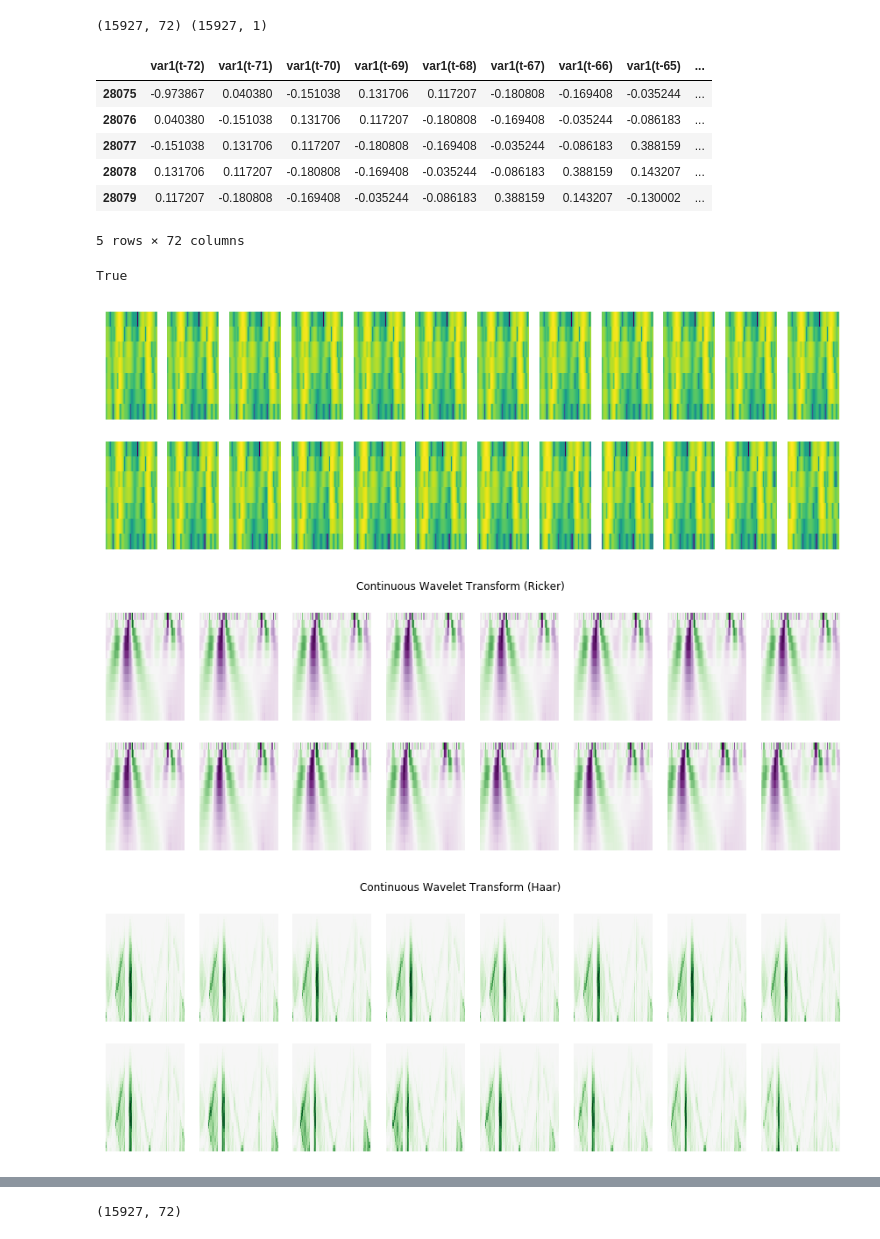
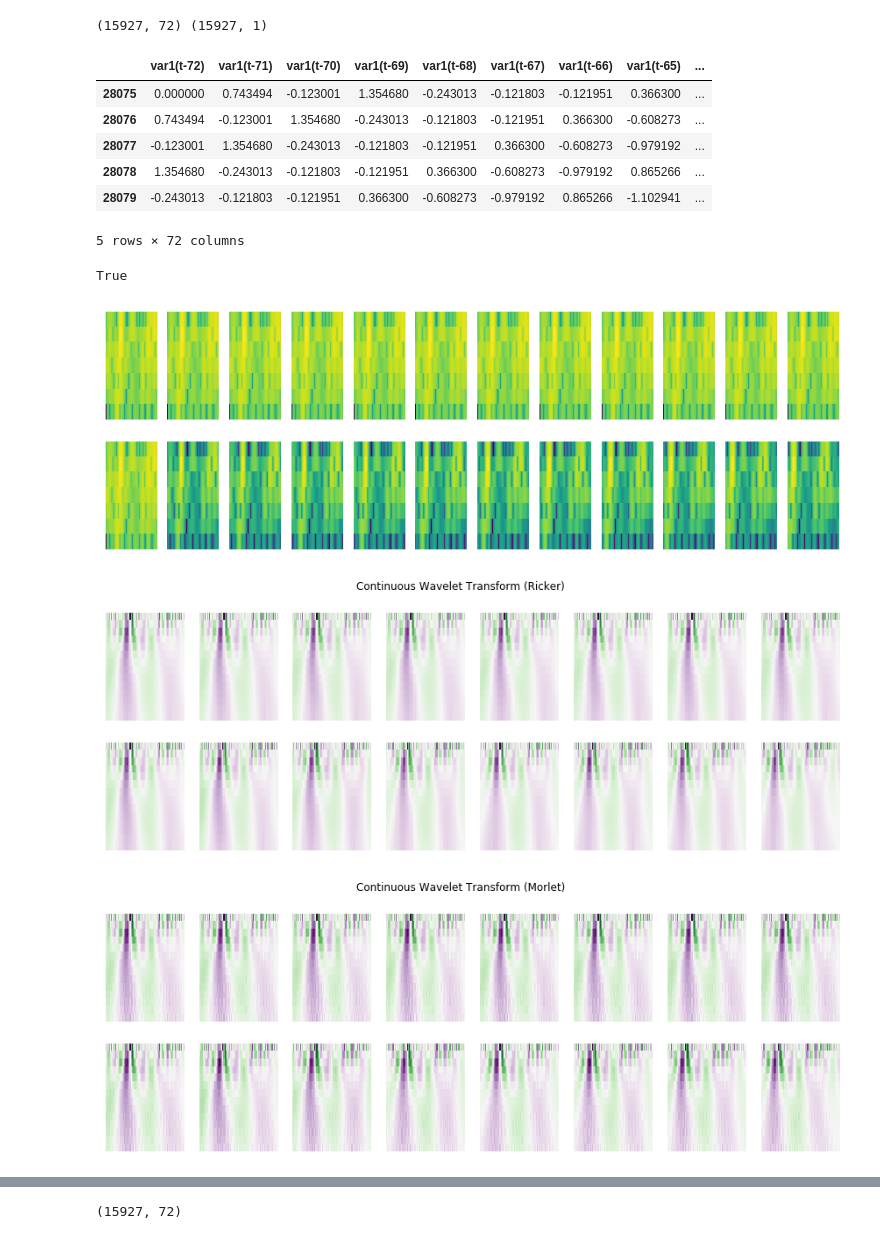
Before and after one commit to daniel-cortez-stevenson/crypto-predict, a Jupyter notebook: notebooks/wt_single_preprocessing.ipynb, the cells around one changed output, grey strips where cells are left out. Drawn from its saved outputs; the diff is of its cells as text; code cells hidden in the pictures.

Commit message:
fixed existing models input schema. Fixed autoencoder. Removed Haar wavelet from cwt and replaced with Morlet. CWT features no longer swap axes. deleted old models.

```diff
--- a/notebooks/wt_single_preprocessing.ipynb
+++ b/notebooks/wt_single_preprocessing.ipynb
@@ -32,5 +29,5 @@ The autoreload extension is already loaded. To reload it, use:
 # %%
-SYM='BTC'
+SYM='ETH'
 LAST_N_HOURS=16000
 TARGET='close'
 Tx = 72
@@ -49,11 +46,11 @@ X.head()
 # %% [output]
 (15927, 72) (15927, 1)
 |  | var1(t-72) | var1(t-71) | var1(t-70) | var1(t-69) | var1(t-68) | var1(t-67) | var1(t-66) | var1(t-65) | ... |
-| 28075 | -0.973867 | 0.040380 | -0.151038 | 0.131706 | 0.117207 | -0.180808 | -0.169408 | -0.035244 | ... |
-| 28076 | 0.040380 | -0.151038 | 0.131706 | 0.117207 | -0.180808 | -0.169408 | -0.035244 | -0.086183 | ... |
-| 28077 | -0.151038 | 0.131706 | 0.117207 | -0.180808 | -0.169408 | -0.035244 | -0.086183 | 0.388159 | ... |
-| 28078 | 0.131706 | 0.117207 | -0.180808 | -0.169408 | -0.035244 | -0.086183 | 0.388159 | 0.143207 | ... |
-| 28079 | 0.117207 | -0.180808 | -0.169408 | -0.035244 | -0.086183 | 0.388159 | 0.143207 | -0.130002 | ... |
+| 28075 | 0.000000 | 0.743494 | -0.123001 | 1.354680 | -0.243013 | -0.121803 | -0.121951 | 0.366300 | ... |
+| 28076 | 0.743494 | -0.123001 | 1.354680 | -0.243013 | -0.121803 | -0.121951 | 0.366300 | -0.608273 | ... |
+| 28077 | -0.123001 | 1.354680 | -0.243013 | -0.121803 | -0.121951 | 0.366300 | -0.608273 | -0.979192 | ... |
+| 28078 | 1.354680 | -0.243013 | -0.121803 | -0.121951 | 0.366300 | -0.608273 | -0.979192 | 0.865266 | ... |
+| 28079 | -0.243013 | -0.121803 | -0.121951 | 0.366300 | -0.608273 | -0.979192 | 0.865266 | -1.102941 | ... |
 5 rows × 72 columns
 # %%
 """
@@ -86,7 +83,7 @@ for r in range(rows):
 sns.despine(left=True, bottom=True)
 plt.show()
 # %% [output]
-[figure, old version]
+[figure, new version]
 # %%
 """
 CWT Ricker
@@ -111,27 +108,27 @@ sns.despine(left=True, bottom=True)
 plt.suptitle('Continuous Wavelet Transform (Ricker)')
 plt.show()
 # %% [output]
-[figure, old version]
+[figure, new version]
 # %%
 """
-CWT Haar Transform
+CWT Morlet Transform
 """
 
 rows=2
 cols=8
 
 fig, ax = plt.subplots(rows,cols, figsize=(15,5))
 
 for r in range(rows):
     for c in range(cols):
         plt.sca(ax[r][c])
-        cwtmatr = Haar(X.iloc[sample_ix+r*c]).getpower()
+        cwtmatr, freqs = pywt.cwt(X.iloc[sample_ix+r*c], scales=widths, wavelet='mexh')
         plt.imshow(cwtmatr, extent=[-1, 1, 1, N+1], cmap='PRGn', aspect='auto',
             vmax=abs(cwtmatr).max(), vmin=-abs(cwtmatr).max())
         plt.gca().set_xticks([])
         plt.gca().set_yticks([])
 sns.despine(left=True, bottom=True)
-plt.suptitle('Continuous Wavelet Transform (Haar)')
+plt.suptitle('Continuous Wavelet Transform (Morlet)')
 plt.show()
 # %% [output]
-[figure, old version]
+[figure, new version]
```
Also changed, not shown: parts of 8 cells of this notebook, 11 other files.
